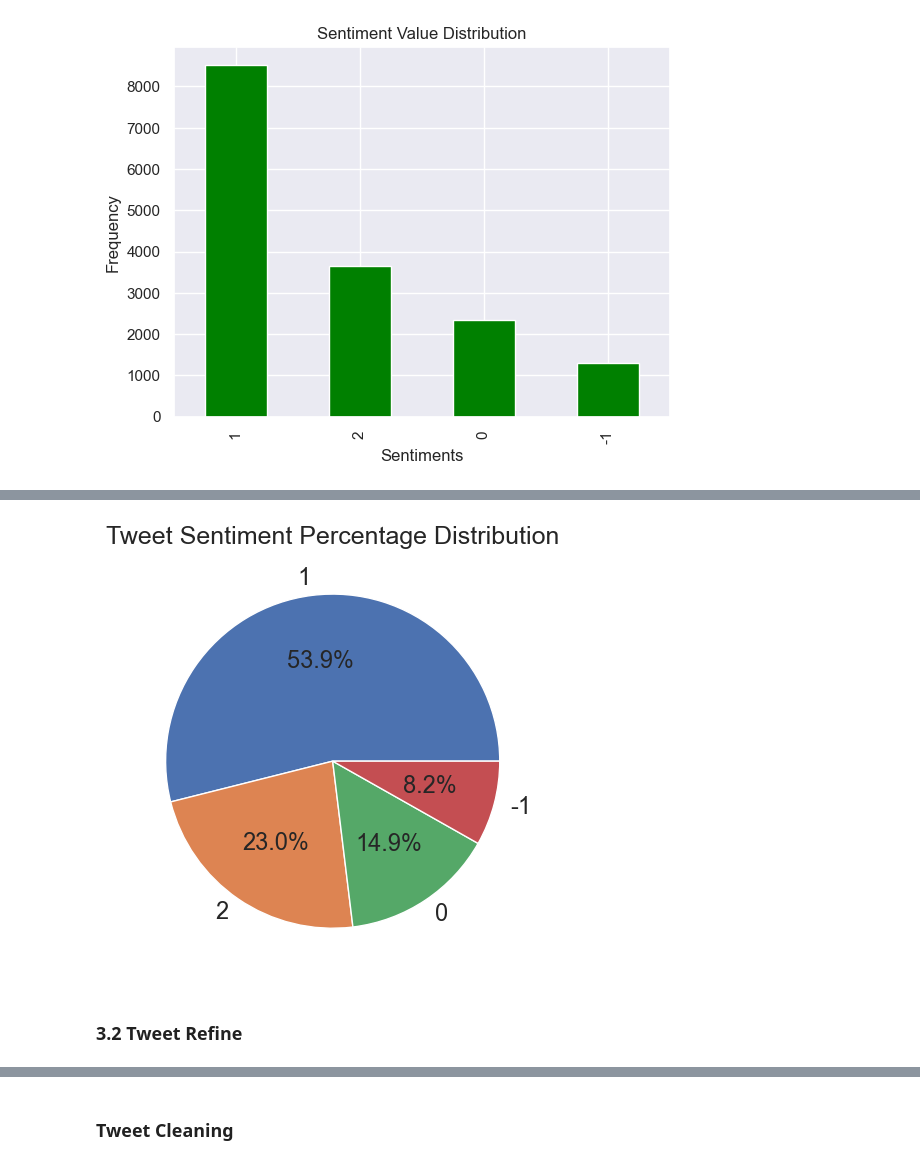
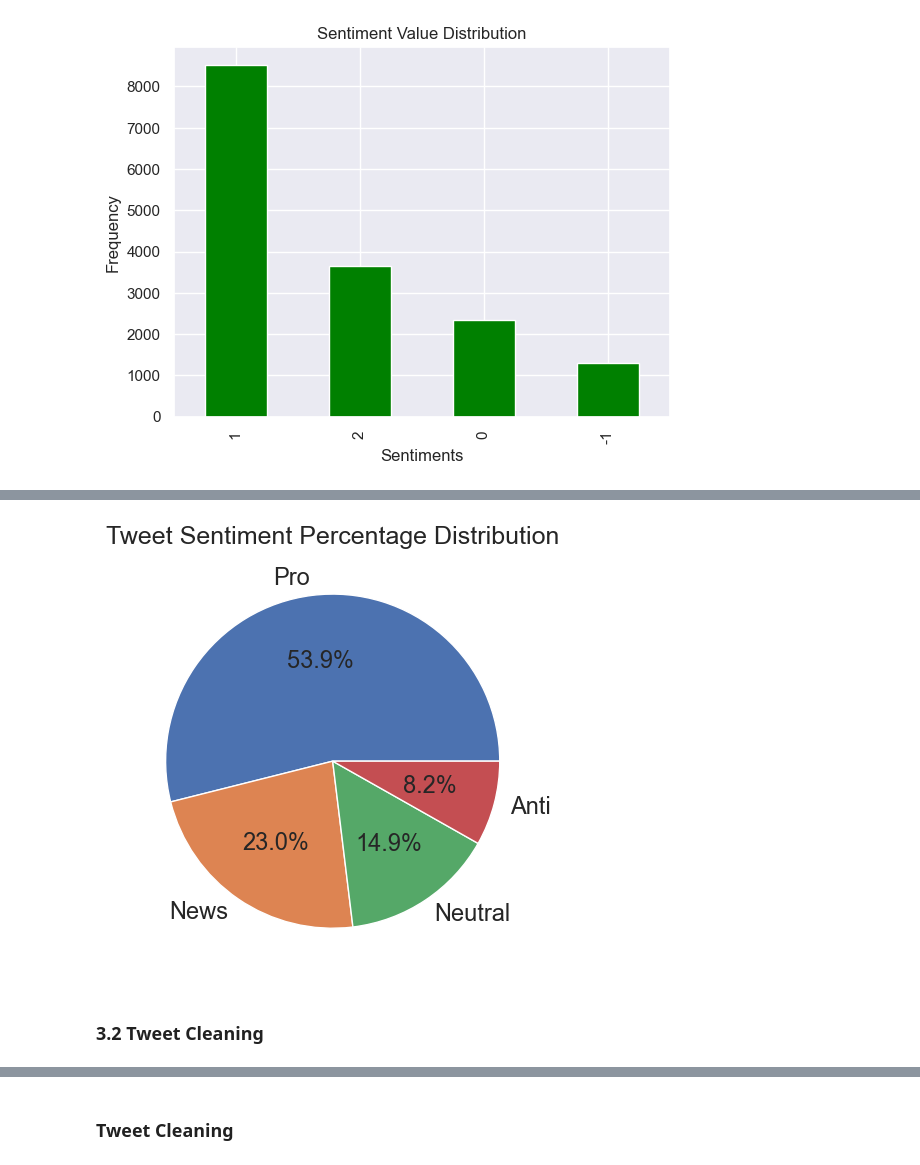
Before and after one commit to ObengKojo23/2207ACDS_TEAM_CW2, a Jupyter notebook: notebooks/twitter_sentiment_classification_notebook.ipynb, the cells around one changed output, grey strips where cells are left out. Saved outputs shown, nothing was run; the diff lists cells and outputs as text; code cells hidden in the pictures.

```diff
--- a/notebooks/twitter_sentiment_classification_notebook.ipynb
+++ b/notebooks/twitter_sentiment_classification_notebook.ipynb
@@ -230,12 +263,12 @@ plt.show()
 # %%
 # Visualising the percentage distribution of sentiments
-plt.pie(train_df.sentiment.value_counts().values,
-        labels = train_df.sentiment.value_counts().index,
+plt.pie(train_copy.sentiment.value_counts().values,
+        labels = train_copy.sentiment.value_counts().index,
         autopct = '%2.1f%%', textprops={'fontsize': 17})
 plt.title('Tweet Sentiment Percentage Distribution', fontsize=18)
 plt.tight_layout()
 plt.show()
 # %% [output]
-[figure, old version]
+[figure, new version]
 # %% [markdown]
-### 3.2 Tweet Refine
+### 3.2 Tweet Cleaning
```
Also changed, not shown: parts of 13 cells of this notebook.
